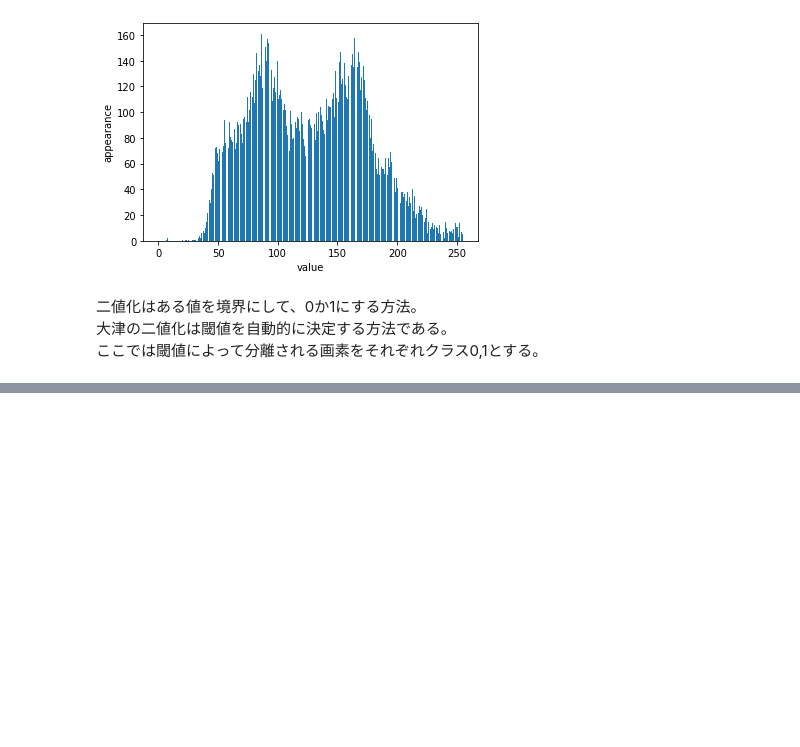
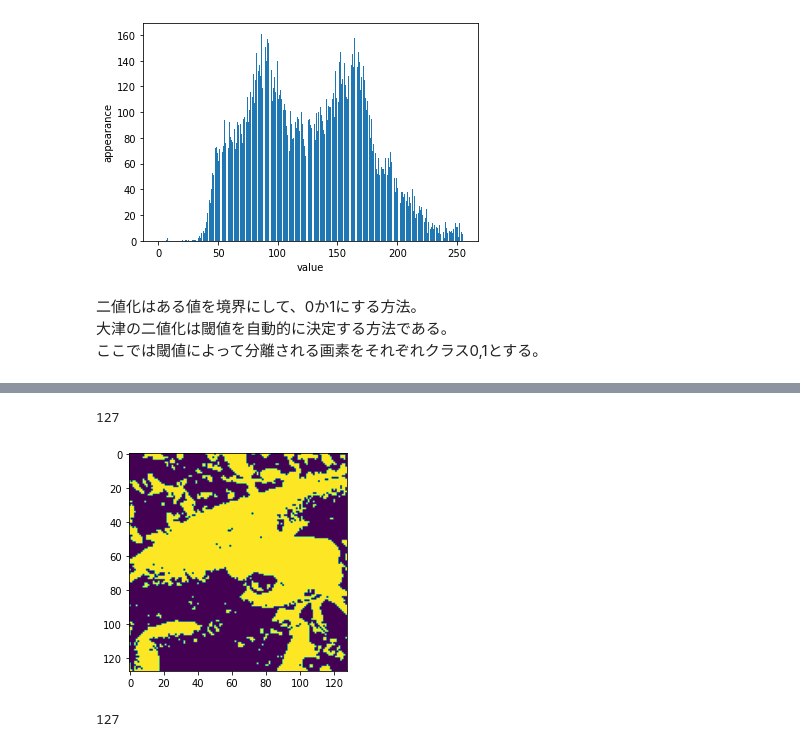
Before and after one commit to beeeyan/ai-implementation-test, a Jupyter notebook: question1-10/question1-10.ipynb, the cells around one changed output, grey strips where cells are left out. Cells and saved outputs as stored; diff of their text form; code cells hidden in the pictures; blank space fills up the shorter version.

```diff
--- a/question1-10/question1-10.ipynb
+++ b/question1-10/question1-10.ipynb
@@ -145,0 +167,35 @@ plt.show()
+# %%
+import numpy as np
+
+def get_threshold(img):
+    result = 1
+    siguma = 0
+    for th in range(255):
+        #　クラス0に属する画素数
+        w0 = np.count_nonzero(img[img<th])
+        #　クラス1に属する画素数
+        w1 = np.count_nonzero(img[img>=th])
+        #　クラス0に属する画素数
+        M0 = np.sum(img[img<th]) / w0
+        #　クラス1に属する画素数
+        M1 = np.sum(img[img>=th]) /w1
+        if not np.isnan(w0) and not np.isnan(w1) and not np.isnan(M0) and not np.isnan(M1):
+            temp = (w0*w1/(w0+w1)**2)*((M0-M1)**2)
+            if siguma <= temp:
+                siguma = temp
+                result = th
+    return result
+# %%
+import cv2
+import matplotlib.pyplot as plt
+img = cv2.imread('../assets/imori.jpg').astype(np.float)
+# グレイスケール
+gray_img = BGR2GRAY(img)
+th = get_threshold(gray_img)
+print(th)
+binary_img = binarization(gray_img, th)
+plt.imshow(binary_img)
+plt.show()
+# %% [output]
+127
+[figure, added]
@@ -145,0 +222,6 @@ plt.show()
+# %%
+# グレイスケール
+gray_img = BGR2GRAY(img)
+print(otsu_binarization(gray_img))
+# %% [output]
+127
```
Also changed, not shown: parts of 5 cells of this notebook.
